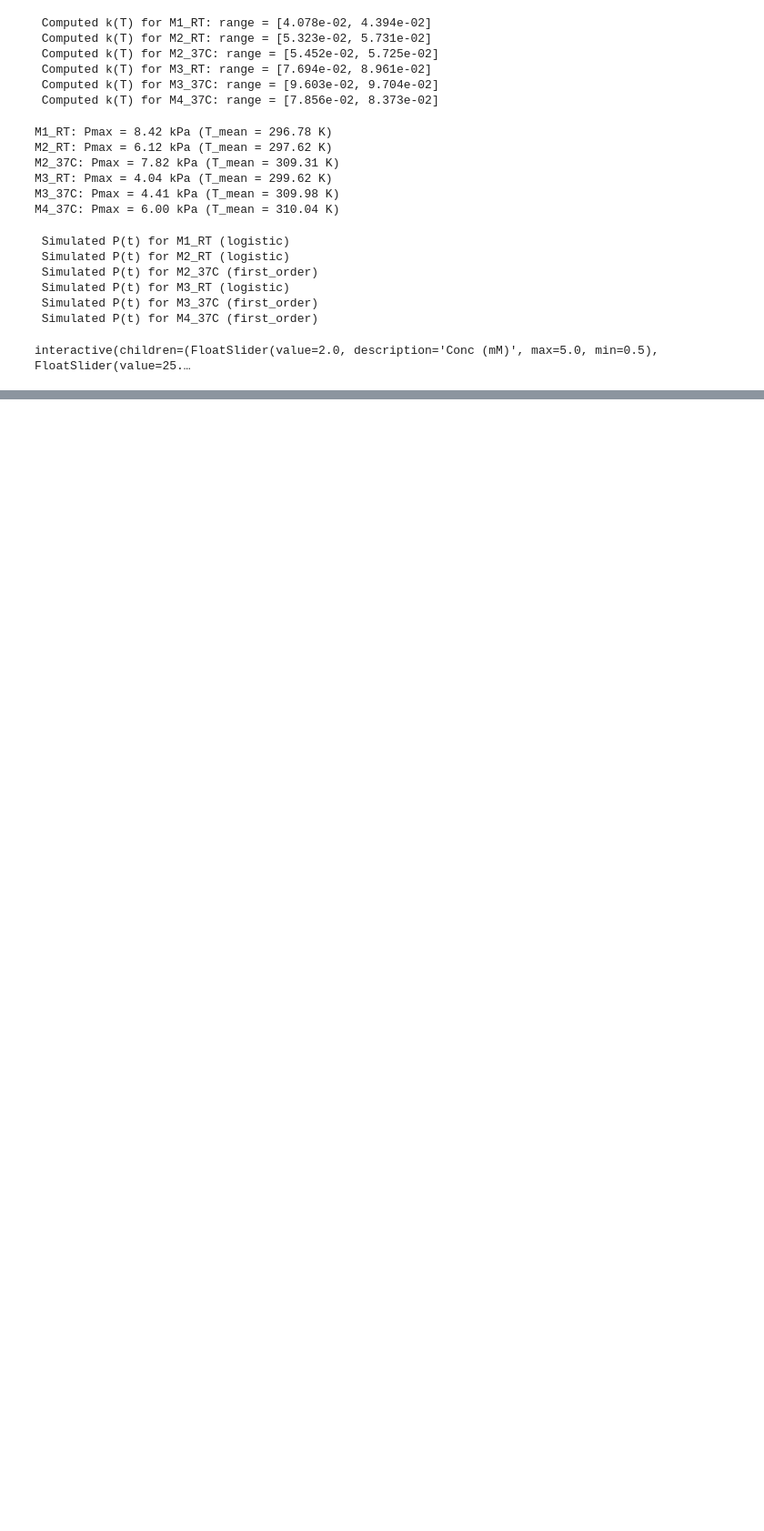
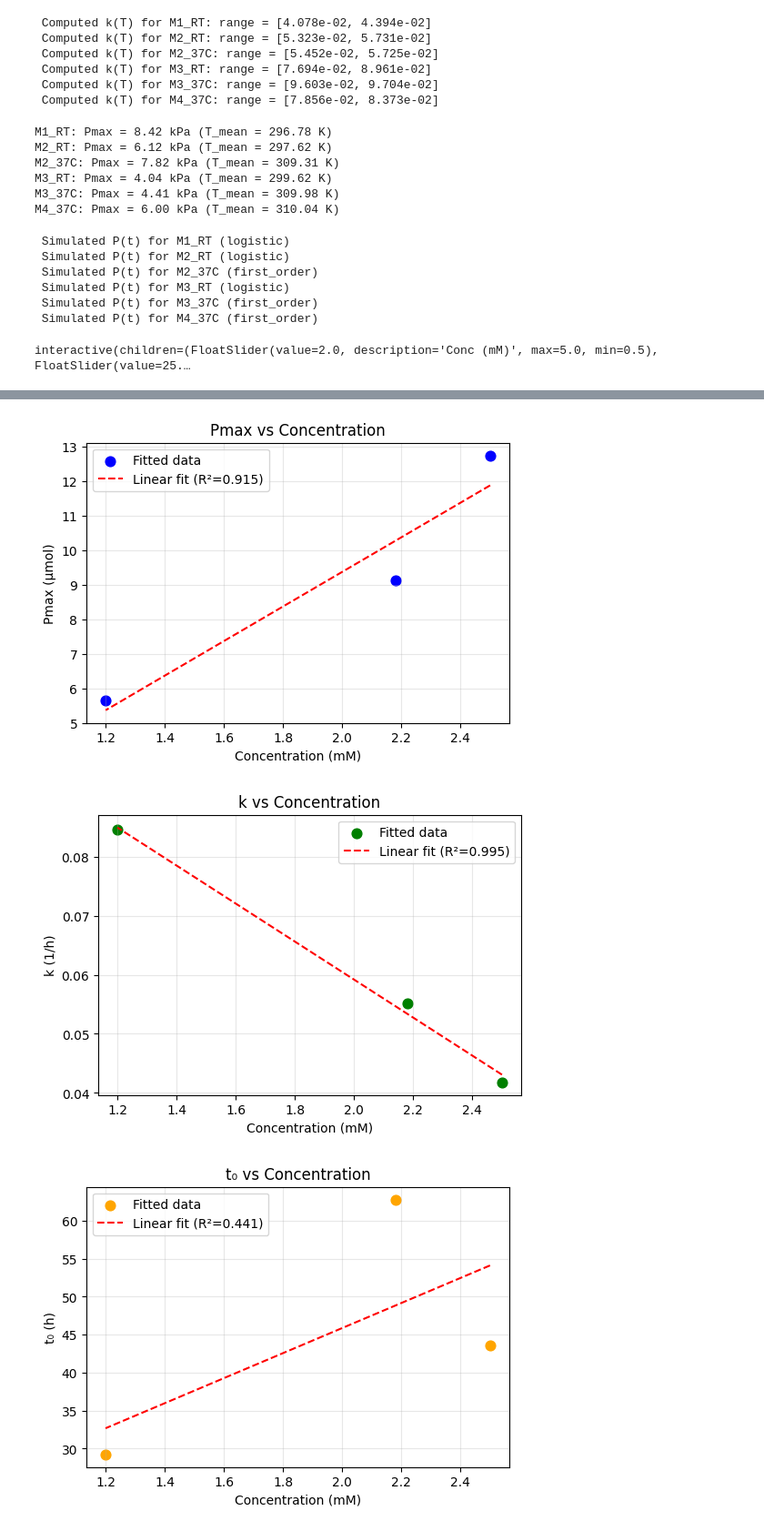
Before and after one commit to ChandrikaSethumadhavan/Master_Thesis, a Jupyter notebook: classical_model.ipynb, the cells around one changed output, grey strips where cells are left out. Shown: that part at 91% size. Cells and saved outputs as stored; diff of their text form; code cells hidden in the pictures; blank space fills up the shorter version.

```diff
--- a/classical_model.ipynb
+++ b/classical_model.ipynb
@@ -385,0 +377,73 @@ interactive(children=(FloatSlider(value=2.0, description='Conc (mM)', max=5.0, m
+# %%
+import pandas as pd
+import matplotlib.pyplot as plt
+import numpy as np
+from sklearn.linear_model import LinearRegression
+from sklearn.metrics import r2_score
+
+# ---------------------------
+# Example fitted parameters from your runs
+# Replace with actual values from your logistic/Arrhenius fits
+# ---------------------------
+data = {
+    "Sample": ["M1", "M2", "M3"],
+    "Conc_mM": [2.5, 2.18, 1.2],
+    "Pmax_umol": [12.744, 9.128, 5.65],
+    "k_mean_1h": [0.0418, 0.0551, 0.0845],
+    "t0_h": [43.60, 62.77, 29.25],
+}
+
+df = pd.DataFrame(data)
+
+# ---------------------------
+# Plot 1: Pmax vs Concentration
+# ---------------------------
+plt.figure(figsize=(6, 4))
+plt.scatter(df["Conc_mM"], df["Pmax_umol"], s=60, c='b', label="Fitted data")
+plt.xlabel("Concentration (mM)")
+plt.ylabel("Pmax (µmol)")
+plt.title("Pmax vs Concentration")
+# Linear fit test
+model = LinearRegression().fit(df[["Conc_mM"]], df["Pmax_umol"])
+pred = model.predict(df[["Conc_mM"]])
+r2 = r2_score(df["Pmax_umol"], pred)
+plt.plot(df["Conc_mM"], pred, "r--", label=f"Linear fit (R²={r2:.3f})")
+plt.legend()
+plt.grid(alpha=0.3)
+plt.show()
+
+# ---------------------------
+# Plot 2: k vs Concentration
+# ---------------------------
+plt.figure(figsize=(6, 4))
+plt.scatter(df["Conc_mM"], df["k_mean_1h"], s=60, c='g', label="Fitted data")
+plt.xlabel("Concentration (mM)")
+plt.ylabel("k (1/h)")
+plt.title("k vs Concentration")
+model = LinearRegression().fit(df[["Conc_mM"]], df["k_mean_1h"])
+pred = model.predict(df[["Conc_mM"]])
+r2 = r2_score(df["k_mean_1h"], pred)
+plt.plot(df["Conc_mM"], pred, "r--", label=f"Linear fit (R²={r2:.3f})")
+plt.legend()
+plt.grid(alpha=0.3)
+plt.show()
+
+# ---------------------------
+# Plot 3: t0 vs Concentration
+# ---------------------------
+plt.figure(figsize=(6, 4))
+plt.scatter(df["Conc_mM"], df["t0_h"], s=60, c='orange', label="Fitted data")
+plt.xlabel("Concentration (mM)")
+plt.ylabel("t₀ (h)")
+plt.title("t₀ vs Concentration")
+model = LinearRegression().fit(df[["Conc_mM"]], df["t0_h"])
+pred = model.predict(df[["Conc_mM"]])
+r2 = r2_score(df["t0_h"], pred)
+plt.plot(df["Conc_mM"], pred, "r--", label=f"Linear fit (R²={r2:.3f})")
+plt.legend()
+plt.grid(alpha=0.3)
+plt.show()
+# %% [output]
+[figure, added]
+[figure, added]
+[figure, added]
```
Also changed, not shown: parts of 14 cells of this notebook.
